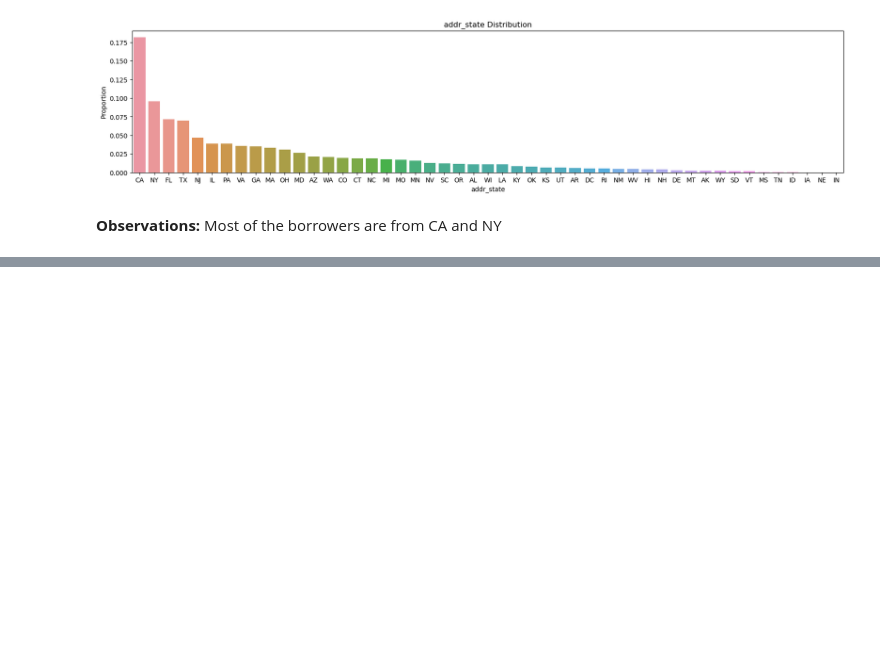
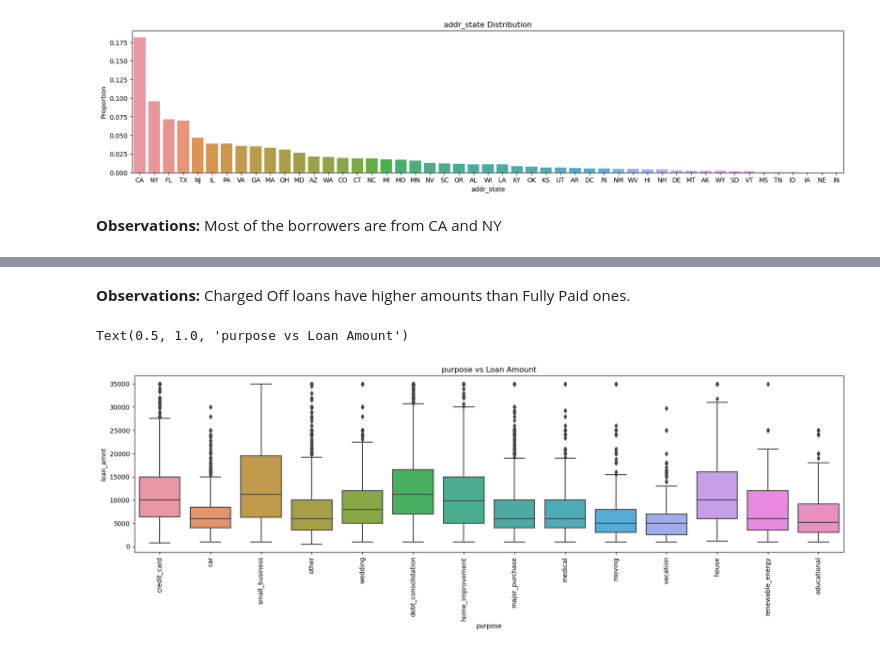
Before and after one commit to Tiru0792/LendingClubCaseStudy, a Jupyter notebook: analysis.ipynb, the cells around one changed output, grey strips where cells are left out. Saved outputs shown, nothing was run; the diff lists cells and outputs as text; code cells hidden in the pictures; blank space fills up the shorter version.

```diff
--- a/analysis.ipynb
+++ b/analysis.ipynb
@@ -694,0 +742,12 @@ Most of the borrowers are from CA and NY
+# %% [markdown]
+<b>Observations:</b></br>
+Charged Off loans have higher amounts than Fully Paid ones.
+# %%
+plt.figure(figsize=(20,5))
+sns.boxplot(x='purpose', y=data.loan_amnt, data=data)
+#Rotating x values 90 for better visibility
+plt.xticks(rotation=90)
+plt.title('purpose vs Loan Amount')
+# %% [output]
+Text(0.5, 1.0, 'purpose vs Loan Amount')
+[figure, added]
```
Also changed, not shown: parts of 124 cells of this notebook.
